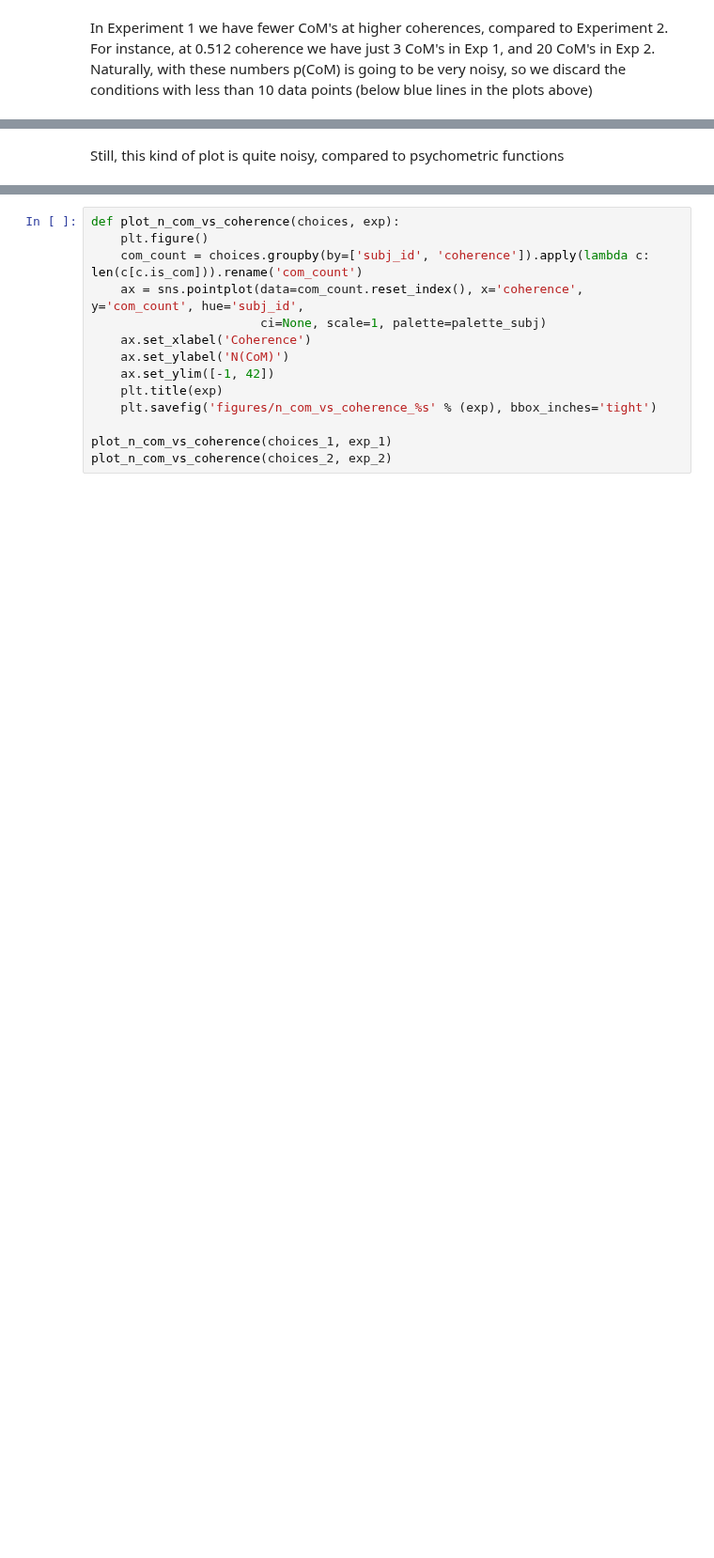
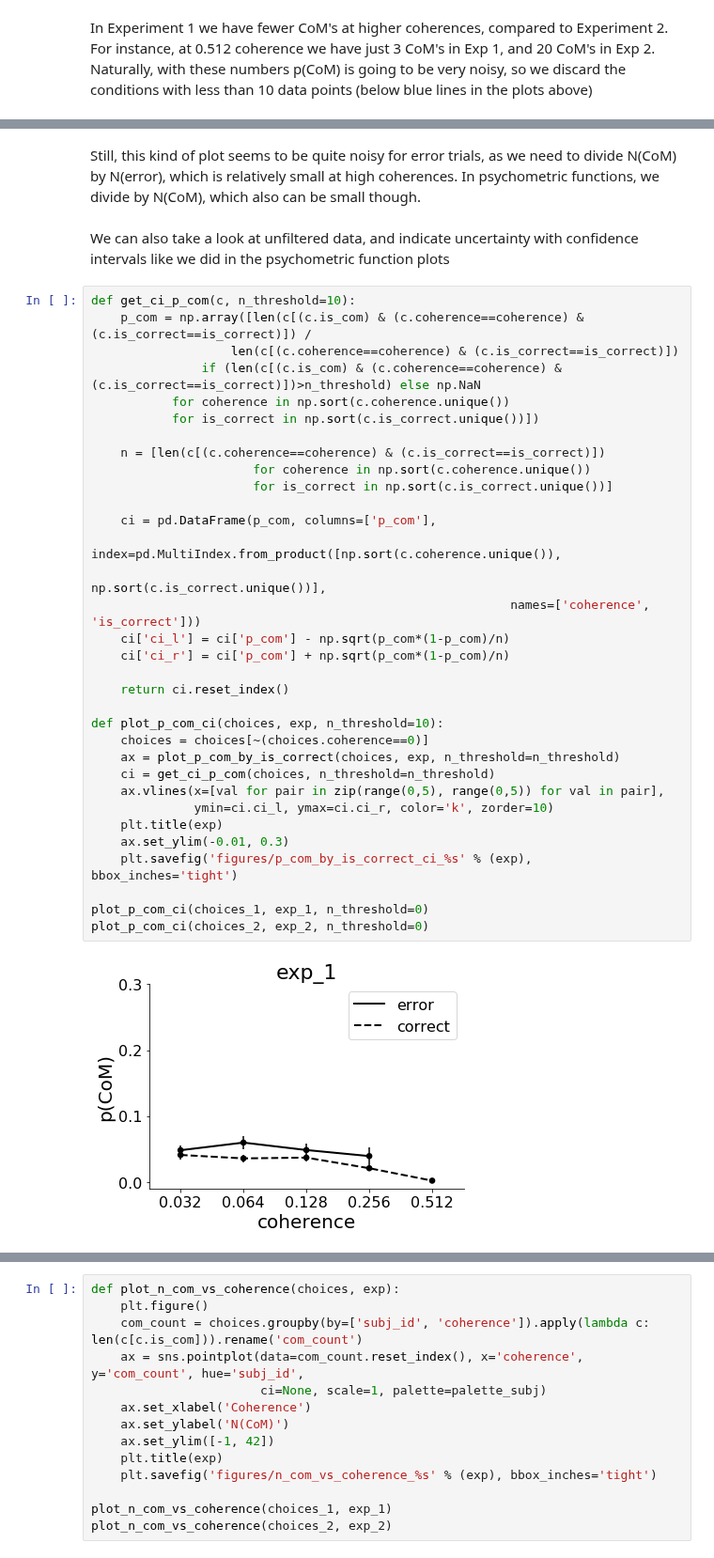
Before and after one commit to cherepaha/eyehandrdk, a Jupyter notebook: psychometrics.ipynb, the cells around one changed output, grey strips where cells are left out. Shown at 94% size. Drawn from its saved outputs; the diff is of its cells as text; blank space fills up the shorter version.

```diff
--- a/psychometrics.ipynb
+++ b/psychometrics.ipynb
@@ -275,2 +263,39 @@ coherence is_correct
-# %% [markdown]
-Still, this kind of plot is quite noisy, compared to psychometric functions
+# %% [markdown]
+Still, this kind of plot seems to be quite noisy for error trials, as we need to divide N(CoM) by N(error), which is relatively small at high coherences. In psychometric functions, we divide by N(CoM), which also can be small though.
+# %% [markdown]
+We can also take a look at unfiltered data, and indicate uncertainty with confidence intervals  like we did in the psychometric function plots
+# %%
+def get_ci_p_com(c, n_threshold=10):
+    p_com = np.array([len(c[(c.is_com) & (c.coherence==coherence) & (c.is_correct==is_correct)]) /
+                   len(c[(c.coherence==coherence) & (c.is_correct==is_correct)])
+               if (len(c[(c.is_com) & (c.coherence==coherence) & (c.is_correct==is_correct)])>n_threshold) else np.NaN
+           for coherence in np.sort(c.coherence.unique())
+           for is_correct in np.sort(c.is_correct.unique())])
+
+    n = [len(c[(c.coherence==coherence) & (c.is_correct==is_correct)])
+                      for coherence in np.sort(c.coherence.unique())
+                      for is_correct in np.sort(c.is_correct.unique())]
+
+    ci = pd.DataFrame(p_com, columns=['p_com'],
+                        index=pd.MultiIndex.from_product([np.sort(c.coherence.unique()),
+                                                          np.sort(c.is_correct.unique())],
+                                                         names=['coherence', 'is_correct']))
+    ci['ci_l'] = ci['p_com'] - np.sqrt(p_com*(1-p_com)/n)
+    ci['ci_r'] = ci['p_com'] + np.sqrt(p_com*(1-p_com)/n)
+
+    return ci.reset_index()
+
+def plot_p_com_ci(choices, exp, n_threshold=10):
+    choices = choices[~(choices.coherence==0)]
+    ax = plot_p_com_by_is_correct(choices, exp, n_threshold=n_threshold)
+    ci = get_ci_p_com(choices, n_threshold=n_threshold)
+    ax.vlines(x=[val for pair in zip(range(0,5), range(0,5)) for val in pair],
+              ymin=ci.ci_l, ymax=ci.ci_r, color='k', zorder=10)
+    plt.title(exp)
+    ax.set_ylim(-0.01, 0.3)
+    plt.savefig('figures/p_com_by_is_correct_ci_%s' % (exp), bbox_inches='tight')
+
+plot_p_com_ci(choices_1, exp_1, n_threshold=0)
+plot_p_com_ci(choices_2, exp_2, n_threshold=0)
+# %% [output]
+[figure, added]
```
Also changed, not shown: parts of 19 cells of this notebook.
